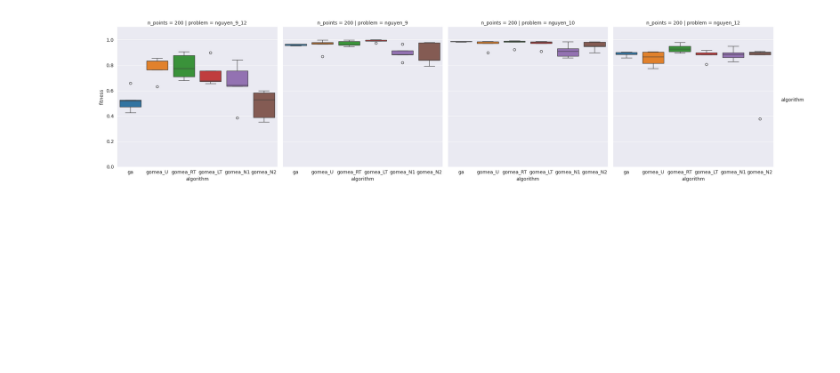
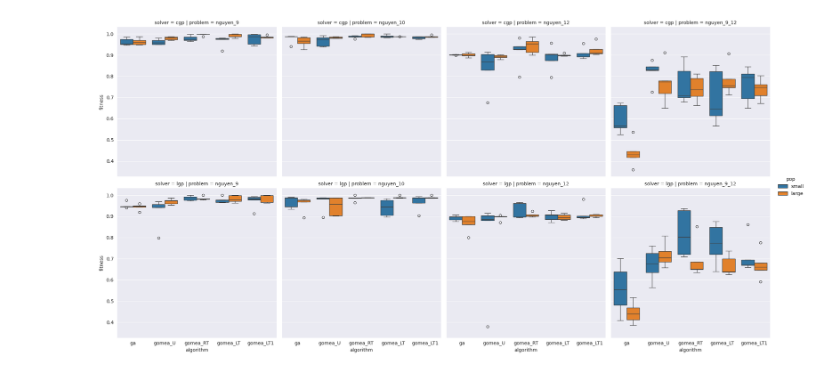
Before and after one commit to giorgia-nadizar/cgpax, a Jupyter notebook: analysis/regression.ipynb, the cells around one changed output. Saved outputs shown, nothing was run; the diff lists cells and outputs as text; code cells hidden in the pictures; blank space fills up the shorter version.

```diff
--- a/analysis/regression.ipynb
+++ b/analysis/regression.ipynb
@@ -50,3 +60,6 @@ regression_df.head()
+# %%
+rounding_factor = 1000
+regression_df["rounded_evaluation"] = (regression_df["evaluation"] / rounding_factor).round() * rounding_factor
 # %%
 agg_df = (
     regression_df
@@ -82,13 +97,14 @@ plt.show()
 # %%
-regression_df["max_eval"] = regression_df.groupby(["algorithm", "problem", "seed"])["evaluation"].transform("max")
+regression_df["max_eval"] = regression_df.groupby(["algorithm", "solver", "problem", "seed", "pop"])[
+    "evaluation"].transform("max")
 final_regression_df = regression_df[regression_df["evaluation"] == regression_df["max_eval"]].drop(columns="max_eval")
 sns.catplot(
-    data=final_regression_df, x='algorithm', y='fitness', hue="algorithm",
-    col='problem', kind='box', row="n_points",
+    data=final_regression_df, x='algorithm', y='fitness', hue="pop",
+    col='problem', kind='box', row='solver',
 )
-plt.ylim(0, 1.1)
+# plt.ylim(0, 1.1)
 plt.show()
 # %% [output]
-[figure, old version]
+[figure, new version]
 # %%
 sns.catplot(
```
Also changed, not shown: parts of 7 cells of this notebook.
